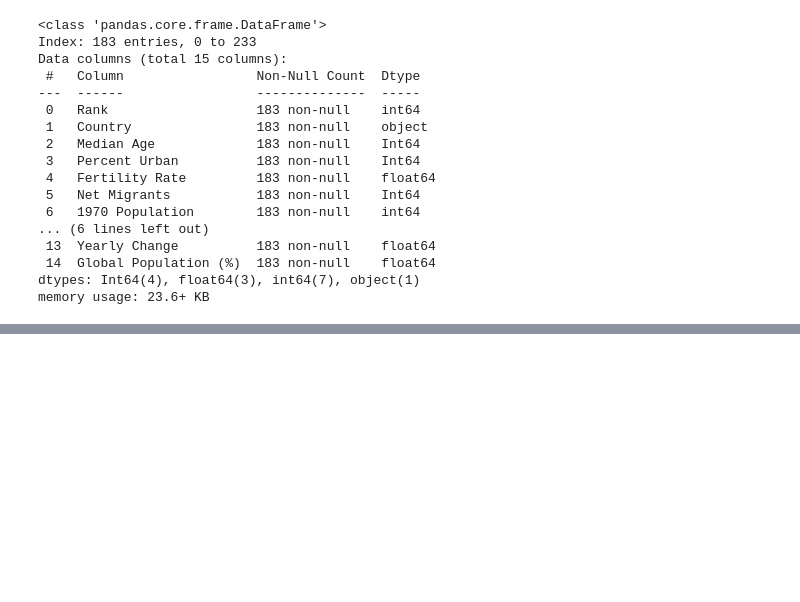
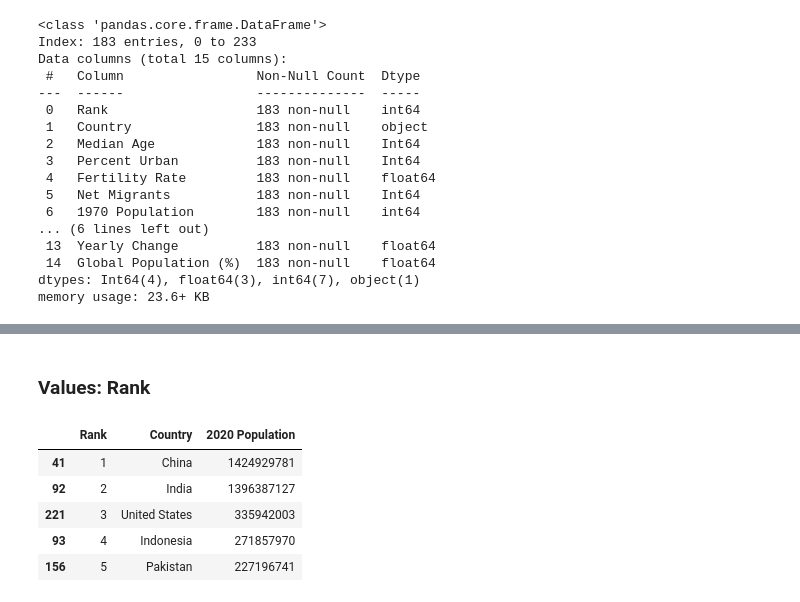
Before and after one commit to 99btyler/global-population-dashboard, a Jupyter notebook: src/data/data-cleaning.ipynb, the cells around one changed output, grey strips where cells are left out. Saved outputs shown, nothing was run; the diff lists cells and outputs as text; code cells hidden in the pictures; blank space fills up the shorter version.

```diff
--- a/src/data/data-cleaning.ipynb
+++ b/src/data/data-cleaning.ipynb
@@ -194,0 +197,13 @@ memory usage: 23.6+ KB
+# %% [markdown]
+### Values: Rank
+# %%
+global_population_df["Rank"] = global_population_df["2020 Population"].rank(ascending=False).astype("Int64")
+
+global_population_df[["Rank", "Country", "2020 Population"]].sort_values(by="2020 Population", ascending=False).head()
+# %% [output]
+|  | Rank | Country | 2020 Population |
+| 41 | 1 | China | 1424929781 |
+| 92 | 2 | India | 1396387127 |
+| 221 | 3 | United States | 335942003 |
+| 93 | 4 | Indonesia | 271857970 |
+| 156 | 5 | Pakistan | 227196741 |
```
Also changed, not shown: parts of 12 cells of this notebook, 1 other file.
